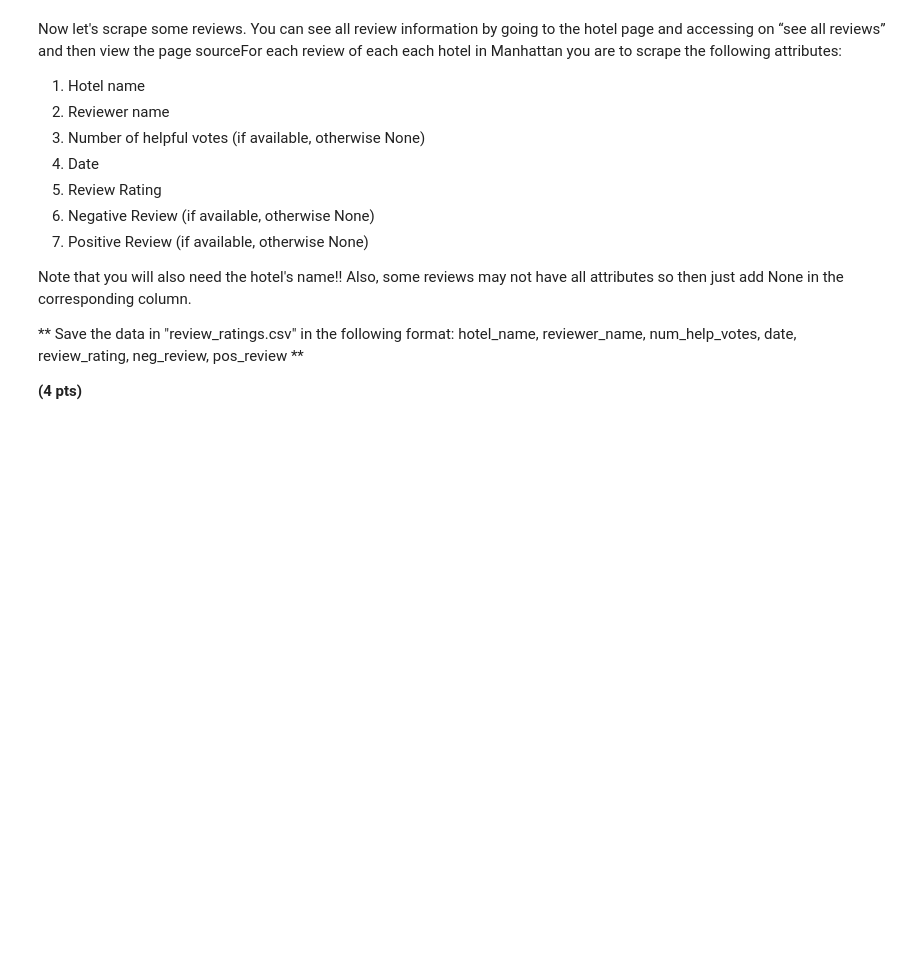
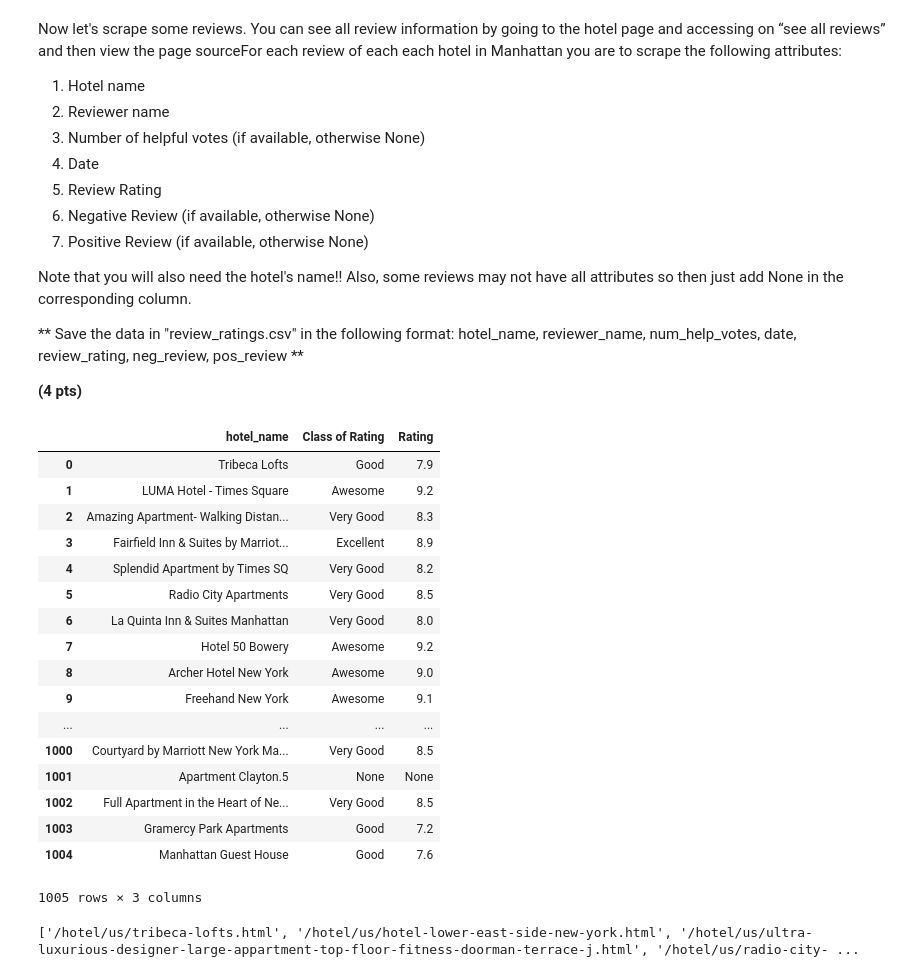
Before and after one commit to CS506-Boston-University/cs506-spring2018-hw3-jweixuan, a Jupyter notebook: Homework3.ipynb, the cells around one changed output. Cells and saved outputs as stored; diff of their text form; code cells hidden in the pictures; blank space fills up the shorter version.

```diff
--- a/Homework3.ipynb
+++ b/Homework3.ipynb
@@ -25,3 +25,8 @@ Note that you will also need the hotel's name!! Also, some reviews may not have
 ** Save the data in "review_ratings.csv" in the following format: hotel_name, reviewer_name, num_help_votes, date, review_rating, neg_review, pos_review **
 
 **(4 pts)**
+# %%
+import requests
+
+url = "https://www.booking.com/searchresults.html?label=gen173nr-1DCAEoggJCAlhYSDNYBHIFdXNfbWGIAQGYATG4AQfIAQ3YAQPoAQH4AQKSAgF5qAID;sid=79b79e55b2cbdbbe0fcfdb6fc3c1402f;class_interval=1&dest_id=20088325&dest_type=city&dtdisc=0&from_sf=1&group_adults=2&group_children=0&inac=0&index_postcard=0&label_click=undef&nflt=di%3D929%3B&no_rooms=1&offset=0&postcard=0&raw_dest_type=city&room1=A%2CA&sb_price_type=total&search_selected=1&src=index&src_elem=sb&ss=New%20York%2C%20New%20York%20State%2C%20USA&ss_all=0&ss_raw=new%20york&ssb=empty&sshis=0&"
+#url = "https://www.booking.com/searchresults.zh-cn.html?label=gen173nr-1DCAEoggJCAlhYSDNYBHIFdXNfbWGIAQGYATG4AQfIAQ3YAQPoAQH4AQKSAgF5qAID;sid=79b79e55b2cbdbbe0fcfdb6fc3c1402f;class_interval=1&dest_id=20088325&dest_type=city&dtdisc=0&from_sf=1&group_adults=2&group_children=0&inac=0&index_postcard=0&label_click=undef&nflt=di%3D929%3B&no_rooms=1&offset=0&postcard=0&raw_dest_type=city&room1=A%2CA&sb_price_type=total&search_selected=1&src=index&src_elem=sb&ss=New%20York%2C%20New%20York%20State%2C%20USA&ss_all=0&ss_raw=new%20york&ssb=empty&sshis=0&"
@@ -27,0 +36,14 @@ Note that you will also need the hotel's name!! Also, some reviews may not have
+# %%
+from bs4 import BeautifulSoup
+import sys
+import time
+import os
+import logging
+import argparse
+import codecs
+import json
+import re
+import csv
+from pandas.core.frame import DataFrame
+
+soup = BeautifulSoup(html, "html5lib")
@@ -27,0 +95,31 @@ Note that you will also need the hotel's name!! Also, some reviews may not have
+# %%
+tmp = []
+hrefs = []
+objs = scrape_page(html,tmp)
+
+df = DataFrame(objs,columns = ["hotel_name","Class of Rating", "Rating"])
+
+df
+# %% [output]
+|  | hotel_name | Class of Rating | Rating |
+| 0 | Tribeca Lofts | Good | 7.9 |
+| 1 | LUMA Hotel - Times Square | Awesome | 9.2 |
+| 2 | Amazing Apartment- Walking Distan... | Very Good | 8.3 |
+| 3 | Fairfield Inn & Suites by Marriot... | Excellent | 8.9 |
+| 4 | Splendid Apartment by Times SQ | Very Good | 8.2 |
+| 5 | Radio City Apartments | Very Good | 8.5 |
+| 6 | La Quinta Inn & Suites Manhattan | Very Good | 8.0 |
+| 7 | Hotel 50 Bowery | Awesome | 9.2 |
+| 8 | Archer Hotel New York | Awesome | 9.0 |
+| 9 | Freehand New York | Awesome | 9.1 |
+| ... | ... | ... | ... |
+| 1000 | Courtyard by Marriott New York Ma... | Very Good | 8.5 |
+| 1001 | Apartment Clayton.5 | None | None |
+| 1002 | Full Apartment in the Heart of Ne... | Very Good | 8.5 |
+| 1003 | Gramercy Park Apartments | Good | 7.2 |
+| 1004 | Manhattan Guest House | Good | 7.6 |
+1005 rows × 3 columns
+# %%
+print(hrefs)
+# %% [output]
+['/hotel/us/tribeca-lofts.html', '/hotel/us/hotel-lower-east-side-new-york.html', '/hotel/us/ultra-luxurious-designer-large-appartment-top-floor-fitness-doorman-terrace-j.html', '/hotel/us/radio-city- ...
```
Also changed, not shown: parts of 8 cells of this notebook, 1 other file.
